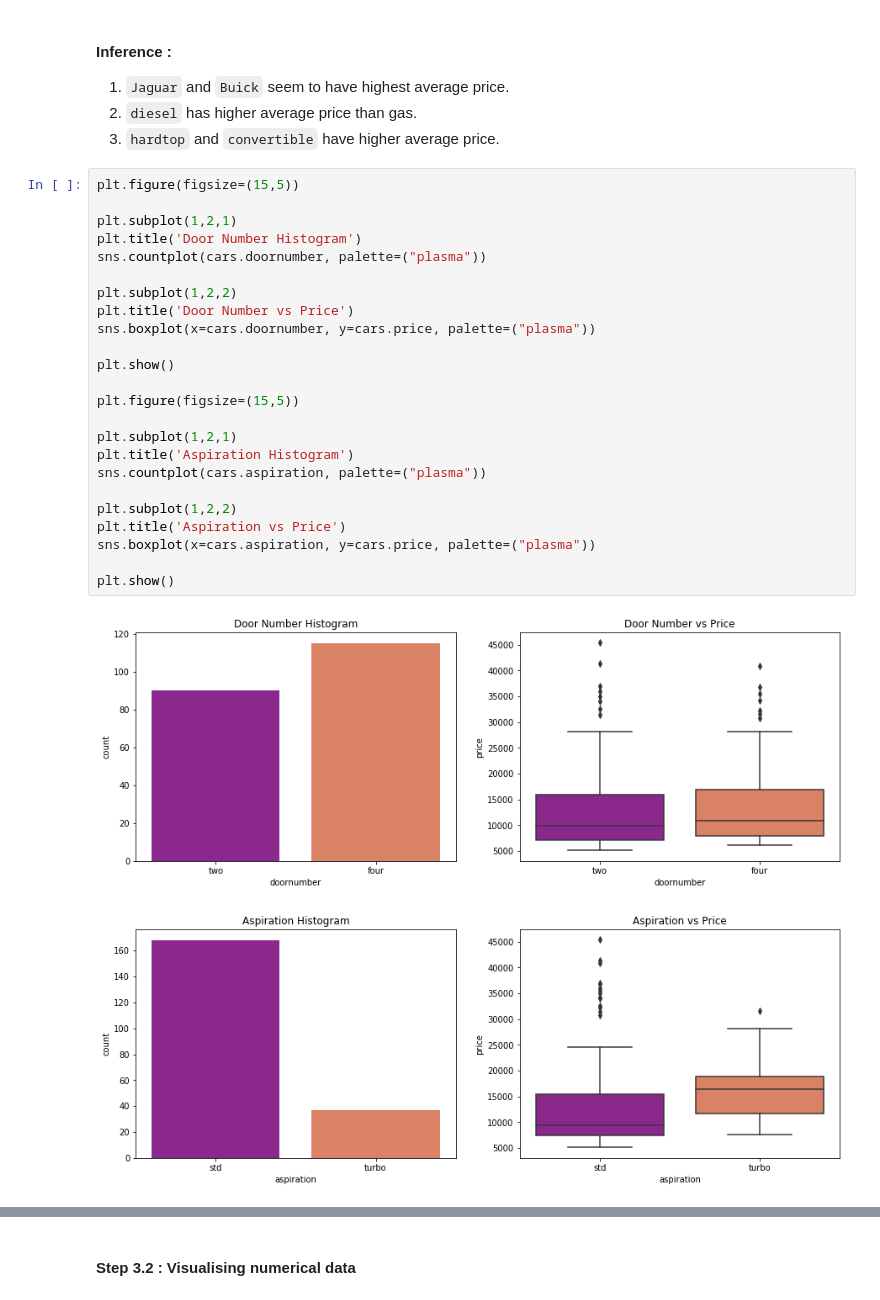
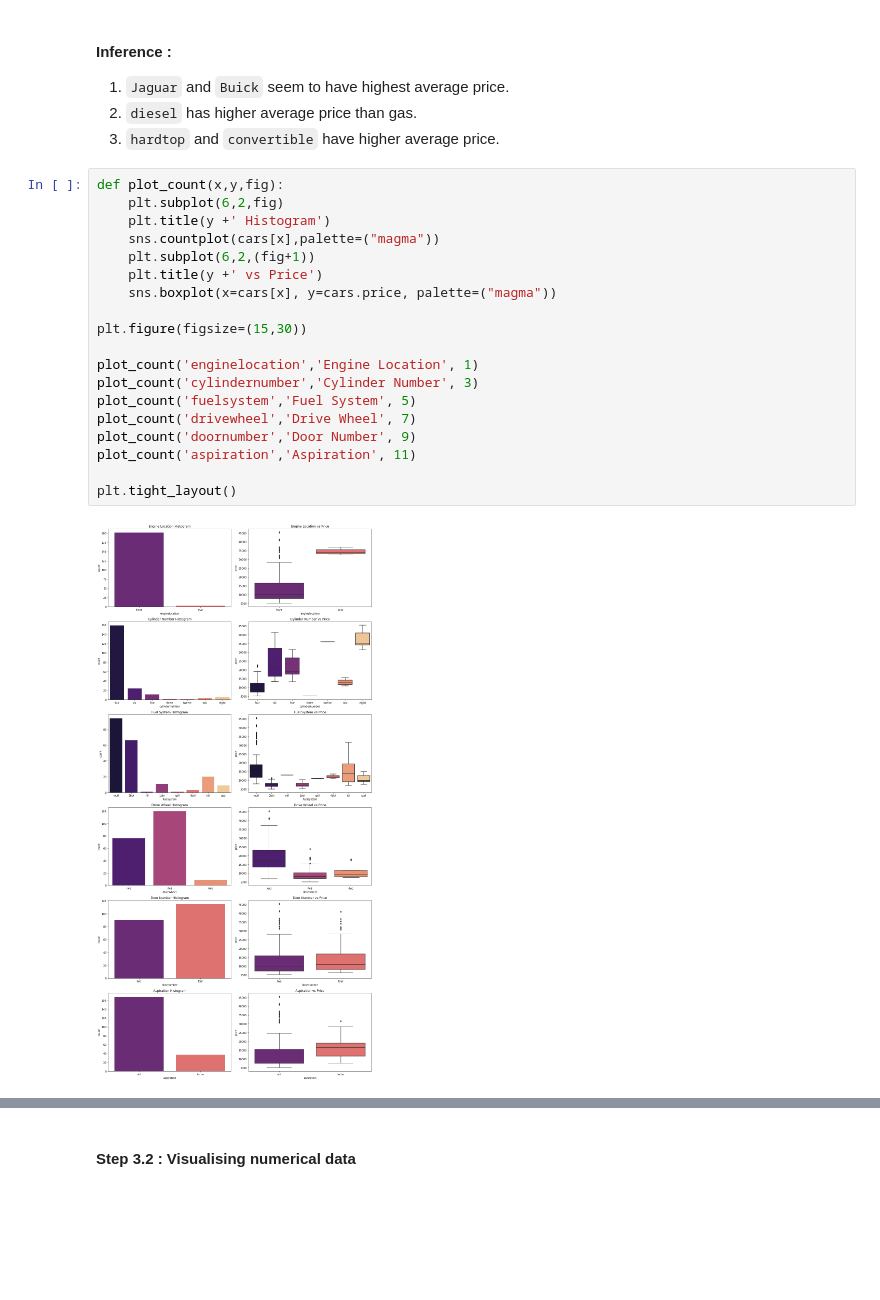
Before and after one commit to Mariam1341/Car-Price-Pridiction-DataAnalysis, a Jupyter notebook: car-price-prediction-linear-regression-rfe.ipynb, the cells around one changed output, grey strips where cells are left out. Saved outputs shown, nothing was run; the diff lists cells and outputs as text; blank space fills up the shorter version.

Commit message:
Kaggle Notebook | Car Price Prediction (Linear Regression - RFE) | Version 3

```diff
--- a/car-price-prediction-linear-regression-rfe.ipynb
+++ b/car-price-prediction-linear-regression-rfe.ipynb
@@ -291,33 +286,27 @@ plt.show()
 1. `Jaguar` and `Buick` seem to have highest average price.
 2. `diesel` has higher average price than  gas.
 3. `hardtop` and `convertible` have higher average price.
-# %%
-plt.figure(figsize=(15,5))
-
-plt.subplot(1,2,1)
-plt.title('Door Number Histogram')
-sns.countplot(cars.doornumber, palette=("plasma"))
-
-plt.subplot(1,2,2)
-plt.title('Door Number vs Price')
-sns.boxplot(x=cars.doornumber, y=cars.price, palette=("plasma"))
-
-plt.show()
-
-plt.figure(figsize=(15,5))
-
-plt.subplot(1,2,1)
-plt.title('Aspiration Histogram')
-sns.countplot(cars.aspiration, palette=("plasma"))
-
-plt.subplot(1,2,2)
-plt.title('Aspiration vs Price')
-sns.boxplot(x=cars.aspiration, y=cars.price, palette=("plasma"))
-
-plt.show()
-# %% [output]
-[figure, removed]
-[figure, removed]
+# %%
+def plot_count(x,y,fig):
+    plt.subplot(6,2,fig)
+    plt.title(y +' Histogram')
+    sns.countplot(cars[x],palette=("magma"))
+    plt.subplot(6,2,(fig+1))
+    plt.title(y +' vs Price')
+    sns.boxplot(x=cars[x], y=cars.price, palette=("magma"))
+
+plt.figure(figsize=(15,30))
+
+plot_count('enginelocation','Engine Location', 1)
+plot_count('cylindernumber','Cylinder Number', 3)
+plot_count('fuelsystem','Fuel System', 5)
+plot_count('drivewheel','Drive Wheel', 7)
+plot_count('doornumber','Door Number', 9)
+plot_count('aspiration','Aspiration', 11)
+
+plt.tight_layout()
+# %% [output]
+[figure, added]
 # %% [markdown]
 #### Inference :
 
```
Also changed, not shown: parts of 13 cells of this notebook.
